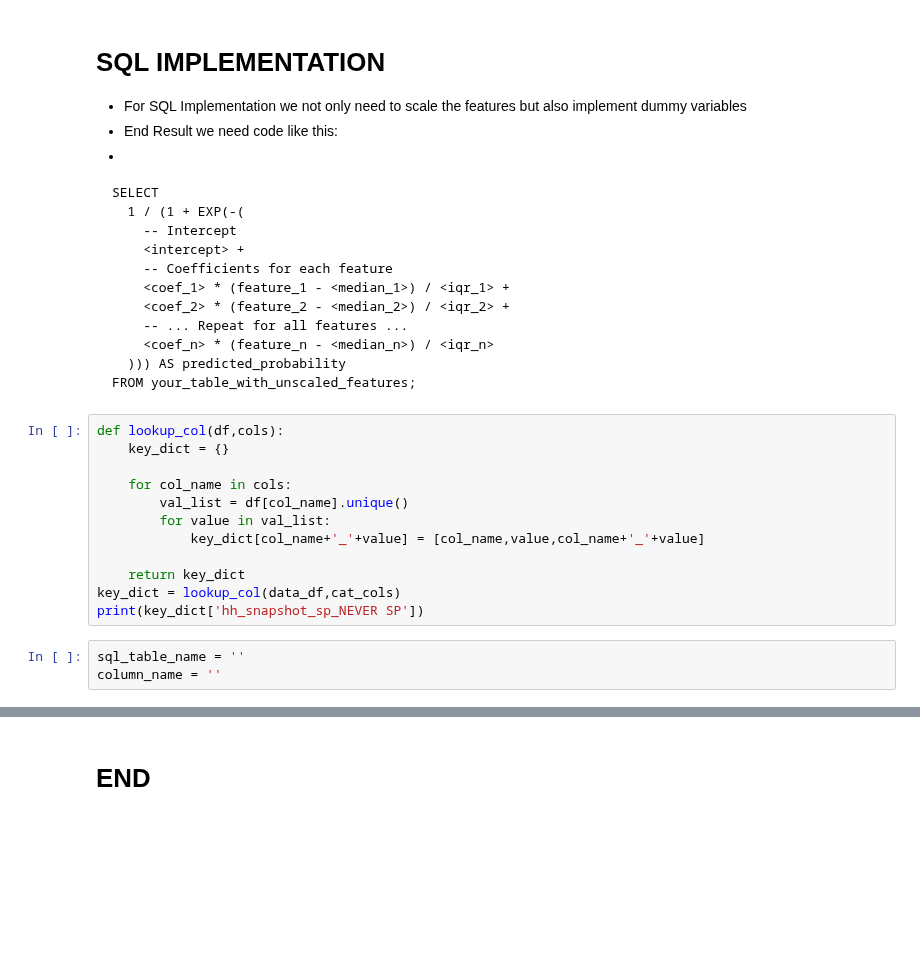
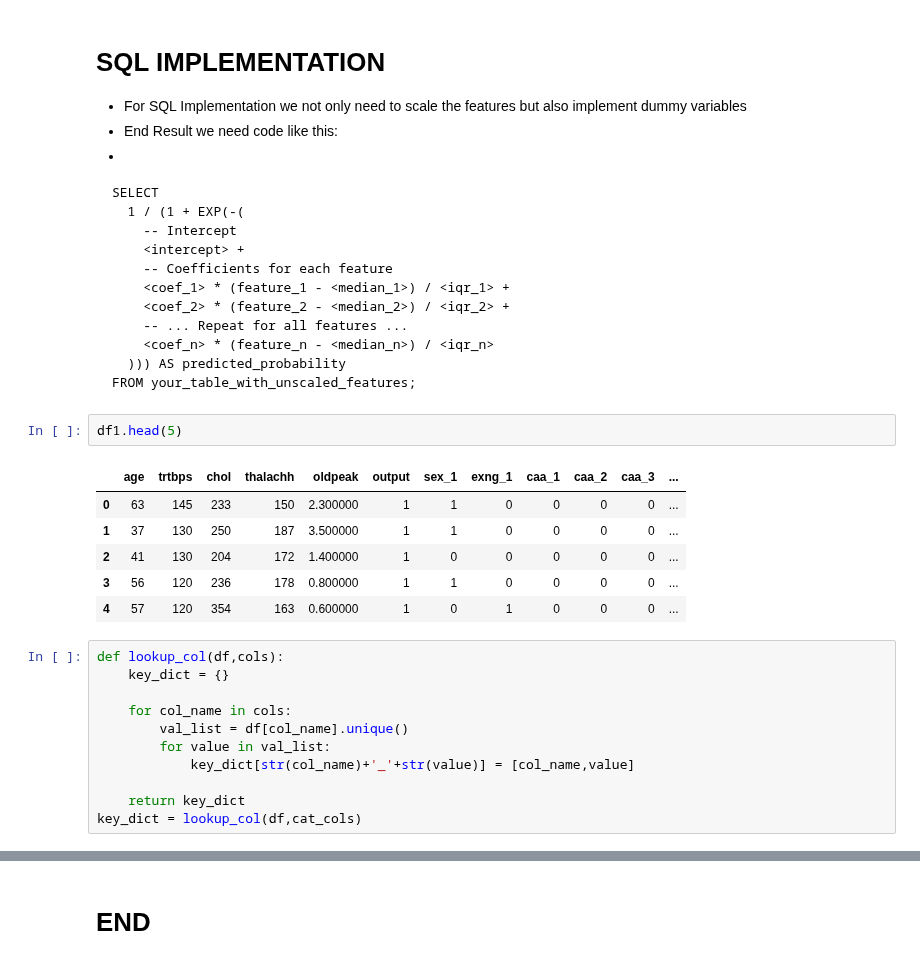
Before and after one commit to pparkitn/kaggle, a Jupyter notebook: classification.ipynb, the cells around one changed output, grey strips where cells are left out. Cells and saved outputs as stored; diff of their text form; blank space fills up the shorter version.

````diff
--- a/classification.ipynb
+++ b/classification.ipynb
@@ -536,6 +587,15 @@ SELECT
   ))) AS predicted_probability
 FROM your_table_with_unscaled_features;
 ```
+# %%
+df1.head(5)
+# %% [output]
+|  | age | trtbps | chol | thalachh | oldpeak | output | sex_1 | exng_1 | caa_1 | caa_2 | caa_3 | ... |
+| 0 | 63 | 145 | 233 | 150 | 2.300000 | 1 | 1 | 0 | 0 | 0 | 0 | ... |
+| 1 | 37 | 130 | 250 | 187 | 3.500000 | 1 | 1 | 0 | 0 | 0 | 0 | ... |
+| 2 | 41 | 130 | 204 | 172 | 1.400000 | 1 | 0 | 0 | 0 | 0 | 0 | ... |
+| 3 | 56 | 120 | 236 | 178 | 0.800000 | 1 | 1 | 0 | 0 | 0 | 0 | ... |
+| 4 | 57 | 120 | 354 | 163 | 0.600000 | 1 | 0 | 1 | 0 | 0 | 0 | ... |
 # %%
 def lookup_col(df,cols):
     key_dict = {}
@@ -543,12 +603,8 @@ def lookup_col(df,cols):
     for col_name in cols:
         val_list = df[col_name].unique()
         for value in val_list:
-            key_dict[col_name+'_'+value] = [col_name,value,col_name+'_'+value]
+            key_dict[str(col_name)+'_'+str(value)] = [col_name,value]
 
     return key_dict
-key_dict = lookup_col(data_df,cat_cols)
-print(key_dict['hh_snapshot_sp_NEVER SP'])
+key_dict = lookup_col(df,cat_cols)
-# %%
-sql_table_name = ''
-column_name = ''
 # %%
````
Also changed, not shown: parts of 10 cells of this notebook.
